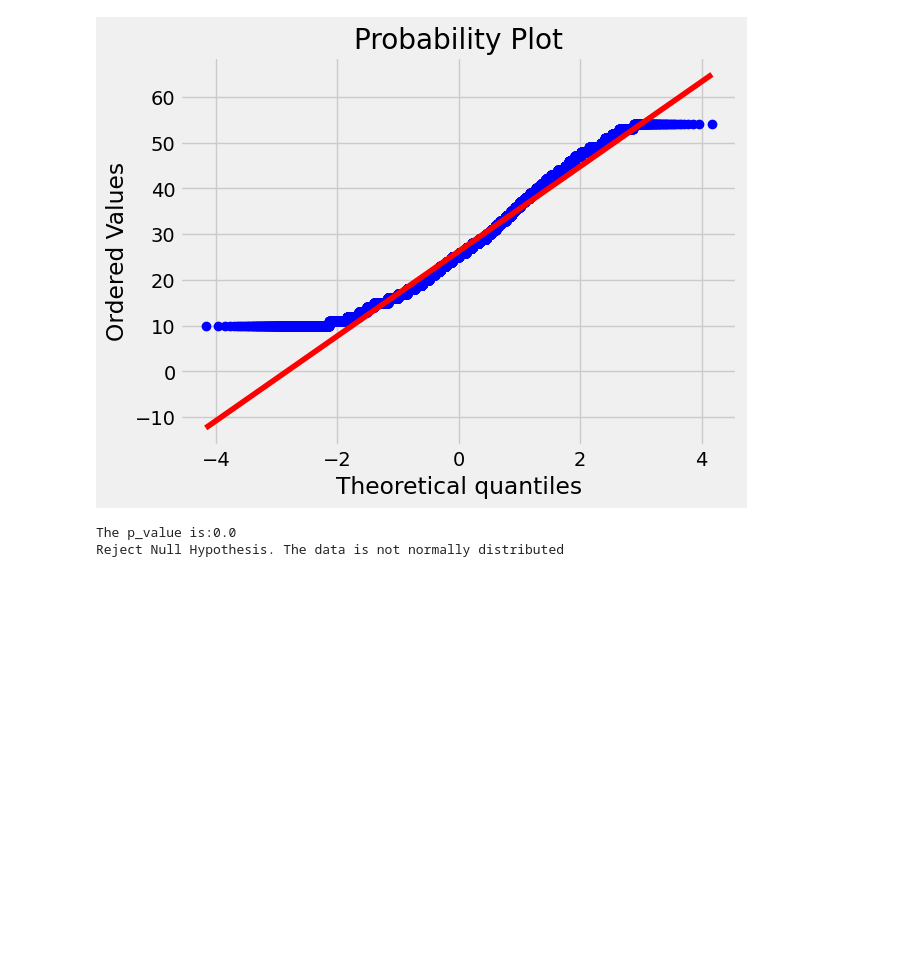
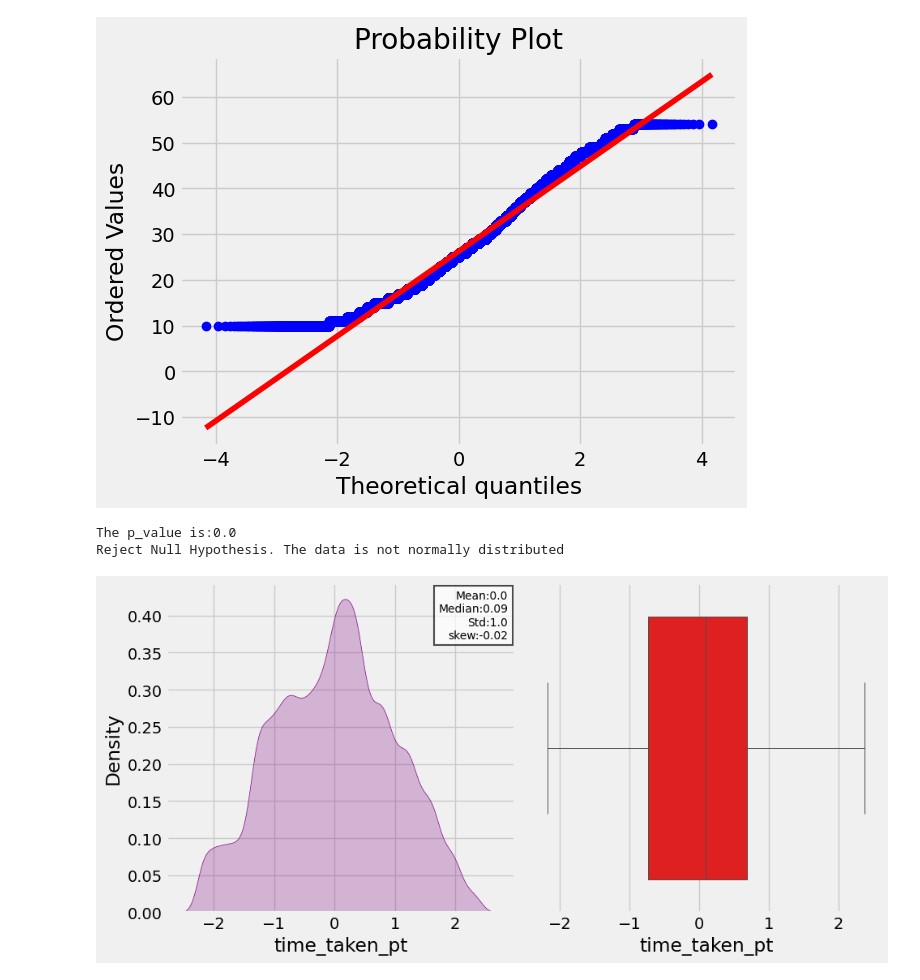
Before and after one commit to Arej02/swiggy_delivery_time_prediction, a Jupyter notebook: notebooks/EDA.ipynb, the cells around one changed output. Saved outputs shown, nothing was run; the diff lists cells and outputs as text; code cells hidden in the pictures; blank space fills up the shorter version.

Commit message:
Functions for numerical analysis

```diff
--- a/notebooks/EDA.ipynb
+++ b/notebooks/EDA.ipynb
@@ -172,3 +183,10 @@ normality_check(swiggy,'time_taken')
 # %% [output]
 The p_value is:0.0
 Reject Null Hypothesis. The data is not normally distributed
+# %%
+box_cox=PowerTransformer()
+swiggy['time_taken_pt']=box_cox.fit_transform(swiggy[['time_taken']])
+# %%
+numerical_analysis(swiggy,'time_taken_pt')
+# %% [output]
+[figure, added]
```
Also changed, not shown: parts of 12 cells of this notebook.
